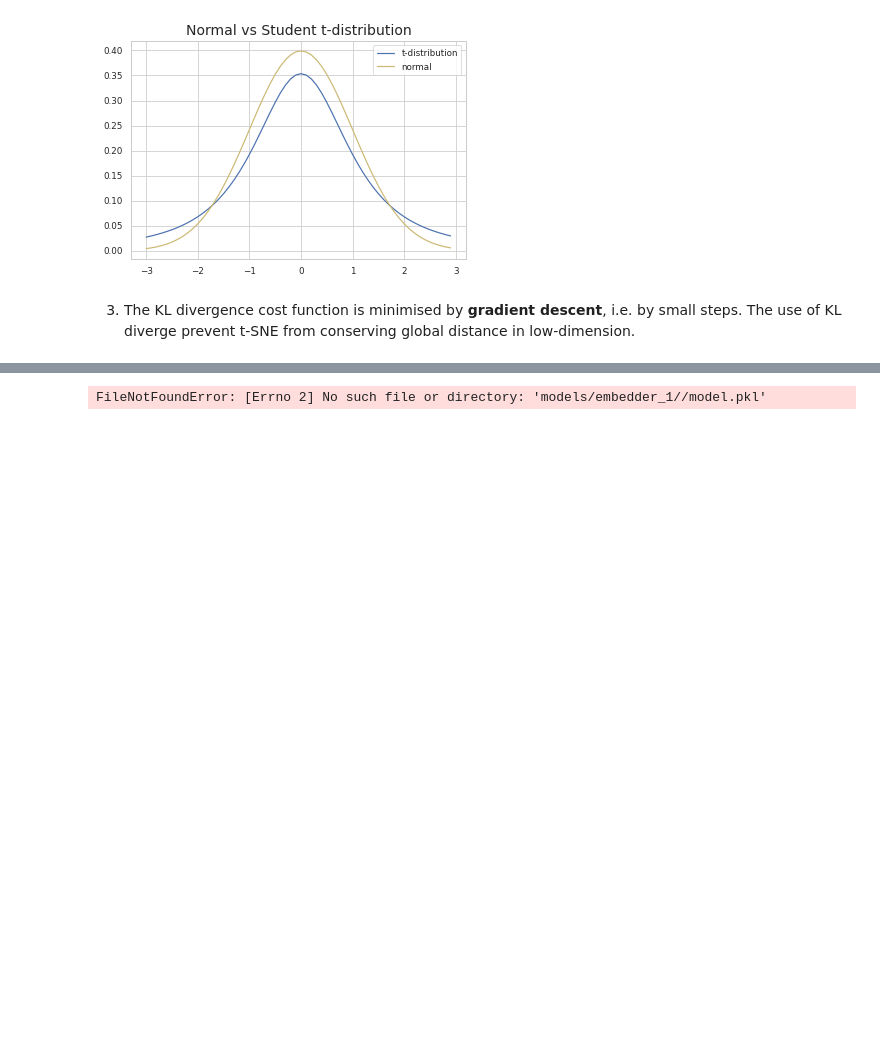
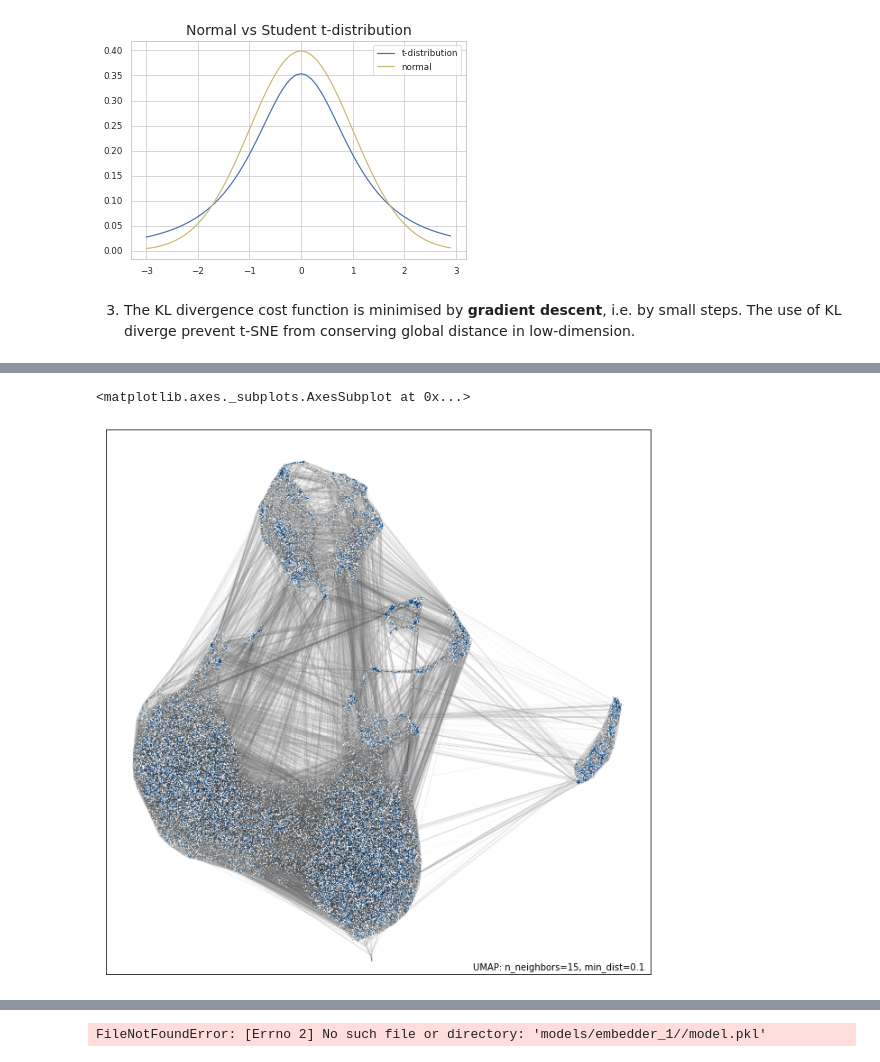
Before and after one commit to Marie-anneMawhin/blog, a Jupyter notebook: _notebooks/2021-01-29-parametric_UMAP_blog.ipynb, the cells around one changed output, grey strips where cells are left out. Cells and saved outputs as stored; diff of their text form; code cells hidden in the pictures; blank space fills up the shorter version.

```diff
--- a/_notebooks/2021-01-29-parametric_UMAP_blog.ipynb
+++ b/_notebooks/2021-01-29-parametric_UMAP_blog.ipynb
@@ -130,0 +322,8 @@ features = leuko[['FSC-W_', 'SSC-W_', 'BV421-A_Lin',
+# %%
+%time
+mapper = umap.UMAP(
+        n_neighbors=15,
+        min_dist=0.1,
+        n_components=2,
+        metric='cosine',
+        random_state=42).fit(umap_data)
@@ -130,0 +333,5 @@ features = leuko[['FSC-W_', 'SSC-W_', 'BV421-A_Lin',
+# %%
+umap.plot.connectivity(mapper, show_points=True)
+# %% [output]
+<matplotlib.axes._subplots.AxesSubplot at 0x...>
+[figure, added]
```
Also changed, not shown: parts of 58 cells of this notebook, 1 other file.
